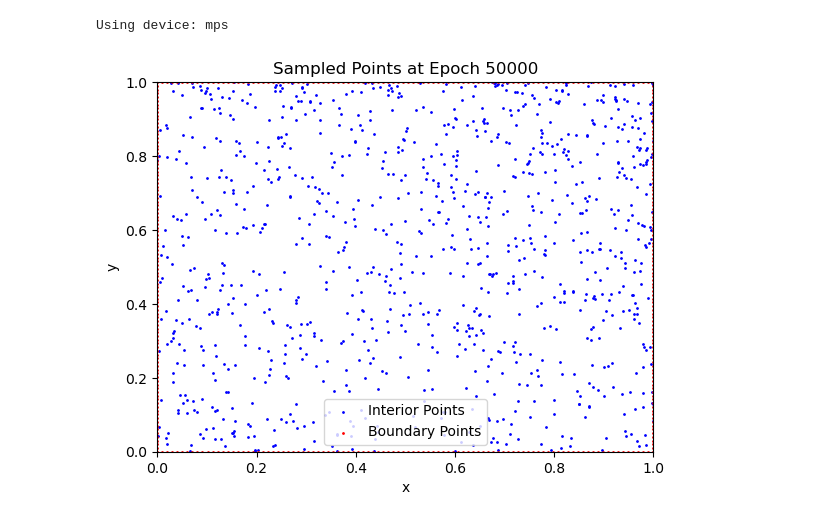
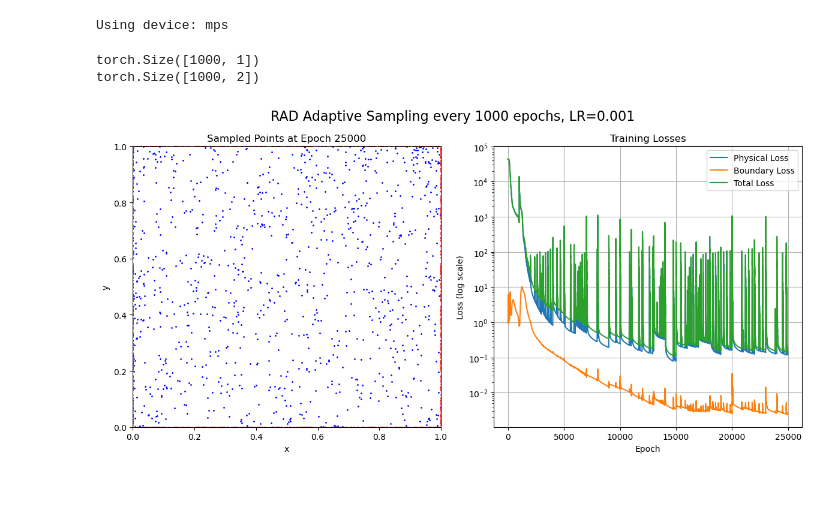
Before and after one commit to LouisKamp/02456-Deep-Learning-Project, a Jupyter notebook: PINN_RAD_FIXED.ipynb, the cells around one changed output. Drawn from its saved outputs; the diff is of its cells as text; code cells hidden in the pictures; blank space fills up the shorter version.

```diff
--- a/PINN_RAD_FIXED.ipynb
+++ b/PINN_RAD_FIXED.ipynb
@@ -65,7 +65,7 @@ def loss_pinn(model, xy, x_boundary, u_boundary, f):
     # boundary condition loss
     u_boundary_pred = model(x_boundary)
     boundary_loss = torch.mean((u_boundary_pred - u_boundary)**2)
-    return physical_loss + 10* boundary_loss
+    return physical_loss + 10* boundary_loss, physical_loss, boundary_loss
 
 
 def compute_residuals(model, points):
@@ -116,7 +116,11 @@ f = laplacian(u_analytical, x_interior)
 x_interior.requires_grad_(False)
 
 # Boundary points
-x_boundary_x = torch.linspace(0, 1, 100, device=device).unsqueeze(1)
+#x_boundary_x = torch.linspace(0, 1, 250, device=device).unsqueeze(1)
+n_boundary_points = 1000
+n_boundary_points_per_side = n_boundary_points // 4
+
+x_boundary_x = torch.rand((n_boundary_points_per_side, 1), device=device) * 1.0
 x_boundary = torch.cat([
     torch.cat([x_boundary_x, torch.zeros_like(x_boundary_x)], dim=1),
     torch.cat([x_boundary_x, torch.ones_like(x_boundary_x)], dim=1),
@@ -126,29 +130,29 @@ x_boundary = torch.cat([
 
 # Boundary condition values using the analytical solution
 u_boundary = analytical_solution(x_boundary[:, 0], x_boundary[:, 1]).unsqueeze(1).to(device)
+# %%
+print(u_boundary.shape)
+print(x_interior.shape)
+# %% [output]
+torch.Size([1000, 1])
+torch.Size([1000, 2])
 # %%
 import matplotlib.pyplot as plt
 from IPython.display import clear_output
 # %%
 
 # Training
-num_epochs = 50000
+num_epochs = 25000
 model = PINN().to(device)
-optimizer = optim.Adam(model.parameters(), lr=0.0001)
+optimizer = optim.Adam(model.parameters(), lr=0.001)
+
 
 n_interior_points = 1000
+physical_losses = []
+boundary_losses = []
+total_losses = []
 
 
-# Plot initial points
-plt.figure(figsize=(6, 6))
-plt.scatter(x_interior[:, 0].cpu().numpy(), x_interior[:, 1].cpu().numpy(), s=1, c='blue', label='Interior Points')
-plt.scatter(x_boundary[:, 0].cpu().numpy(), x_boundary[:, 1].cpu().numpy(), s=1, c='red', label='Boundary Points')
-plt.xlim(0, 1)
-plt.ylim(0, 1)
-plt.title("Initial Points")
-plt.xlabel("x")
-plt.ylabel("y")
-plt.show()
 
 # Define the resampling interval (in epochs)
 resampling_interval = 1000  # Resample every 100 epochs
@@ -156,37 +160,60 @@ resampling_interval = 1000  # Resample every 100 epochs
 # Training loop
 for epoch in range(num_epochs):
     optimizer.zero_grad()
-    loss = loss_pinn(model, x_interior, x_boundary, u_boundary, f)
+    loss, physical_loss, boundary_loss = loss_pinn(model, x_interior, x_boundary, u_boundary, f)
     loss.backward()
     optimizer.step()
+    # Store losses
+    physical_losses.append(physical_loss.item())
+    boundary_losses.append(boundary_loss.item())
+    total_losses.append(loss.item())
+
 
     # Perform resampling at fixed intervals
     if (epoch + 1) % resampling_interval == 0:
         # Resample interior points
         x_interior = adaptive_sampling(model, n_interior_points)
         x_interior = x_interior.requires_grad_(True)
 
+
         # Update source term f
         u_analytical = analytical_solution(x_interior[:, 0], x_interior[:, 1])
         f = laplacian(u_analytical, x_interior)
         x_interior.requires_grad_(False)
 
-        # Plot resampled points (optional)
+    if (epoch + 1) % 100 == 0:
         clear_output(wait=True)
+        plt.figure(figsize=(12, 6))
+        plt.suptitle('RAD Adaptive Sampling every 1000 epochs, LR=0.001', fontsize=16)
+        plt.subplot(1, 2, 1)
         plt.scatter(x_interior[:, 0].cpu().numpy(), x_interior[:, 1].cpu().numpy(), s=1, c='blue', label='Interior Points')
         plt.scatter(x_boundary[:, 0].cpu().numpy(), x_boundary[:, 1].cpu().numpy(), s=1, c='red', label='Boundary Points')
         plt.xlim(0, 1)
         plt.ylim(0, 1)
         plt.title(f"Sampled Points at Epoch {epoch + 1}")
         plt.xlabel("x")
         plt.ylabel("y")
+
+        # Loss subplot
+        plt.subplot(1, 2, 2)
+        plt.semilogy(physical_losses, label='Physical Loss')
+        plt.semilogy(boundary_losses, label='Boundary Loss')
+        plt.semilogy(total_losses, label='Total Loss')
+        plt.title('Training Losses')
+        plt.xlabel('Epoch')
+        plt.ylabel('Loss (log scale)')
+        plt.legend()
+        plt.grid(True)
+
+        plt.tight_layout()
         plt.show()
+
 
     # Print progress
     if epoch % 50 == 0:
-        print(f"Epoch {epoch + 1}: Loss = {loss.item()}, LR = {optimizer.param_groups[0]['lr']}")
+        print(f"Epoch {epoch + 1}: Loss = {loss.item()}, Physical Loss = {physical_loss.item()}, Boundary Loss = {boundary_loss.item()}, LR = {optimizer.param_groups[0]['lr']}")
 # %% [output]
-[figure, old version]
+[figure, new version]
 # %%
 # Plotting:
 grid_x, grid_y = torch.meshgrid(torch.linspace(0, 1, 100), torch.linspace(0, 1, 100))
```
Also changed, not shown: parts of 3 cells of this notebook, 7 other files.
